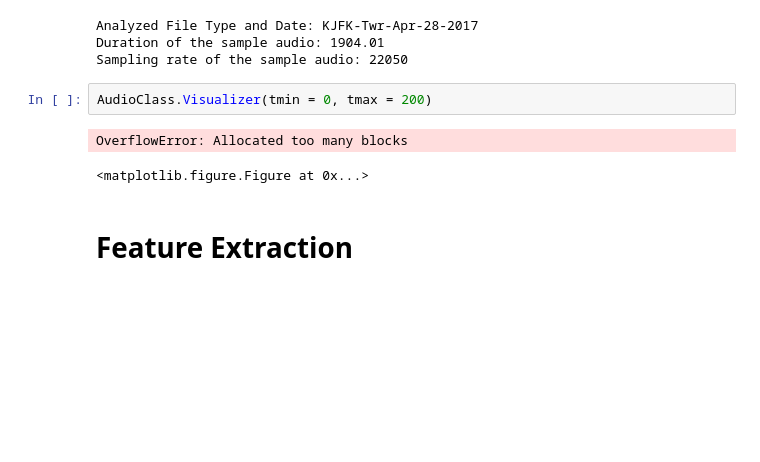
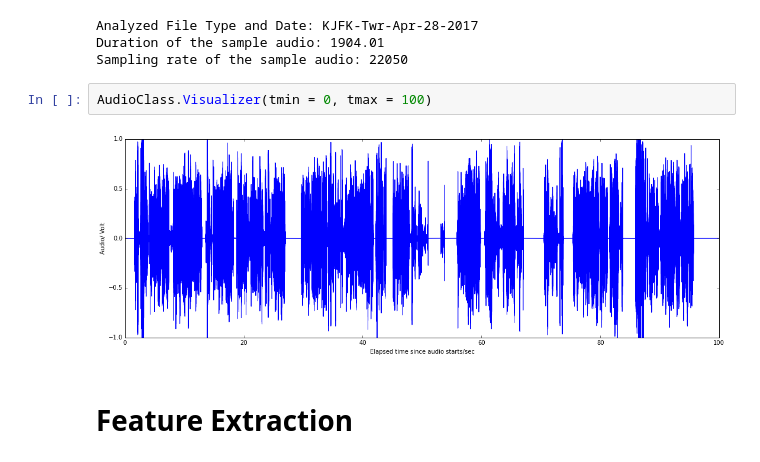
Before and after one commit to yulinliu101/ATC_Voice, a Jupyter notebook: 03_AudioAnalysisPak.ipynb, the cells around one changed output. Drawn from its saved outputs; the diff is of its cells as text; blank space fills up the shorter version.

Commit message:
image show

```diff
--- a/03_AudioAnalysisPak.ipynb
+++ b/03_AudioAnalysisPak.ipynb
@@ -25,10 +25,9 @@ Analyzed File Type and Date: KJFK-Twr-Apr-28-2017
 Duration of the sample audio: 1904.01
 Sampling rate of the sample audio: 22050
 # %%
-AudioClass.Visualizer(tmin = 0, tmax = 200)
+AudioClass.Visualizer(tmin = 0, tmax = 100)
 # %% [output]
-OverflowError: Allocated too many blocks
-<matplotlib.figure.Figure at 0x...>
+[figure, added]
 # %% [markdown]
 # Feature Extraction
 # %%
```
Also changed, not shown: parts of 3 cells of this notebook.
